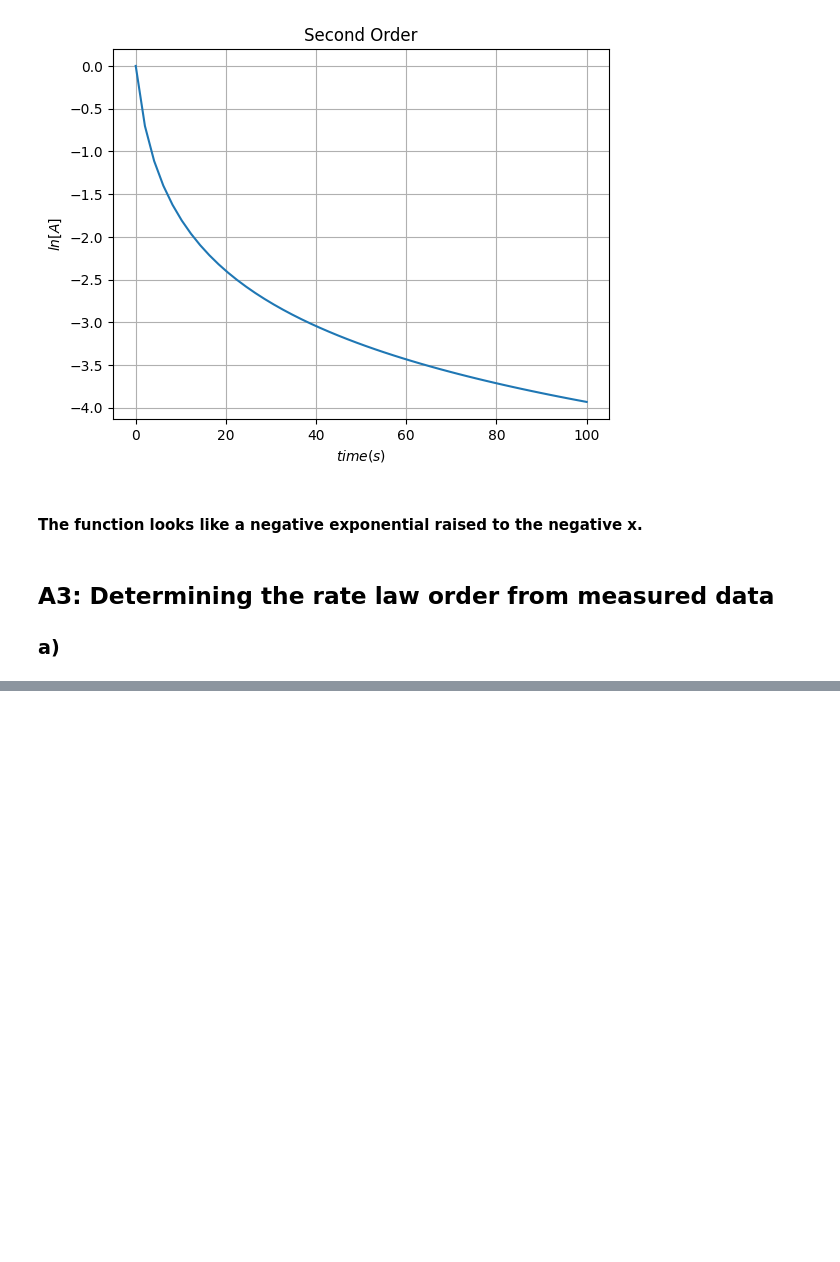
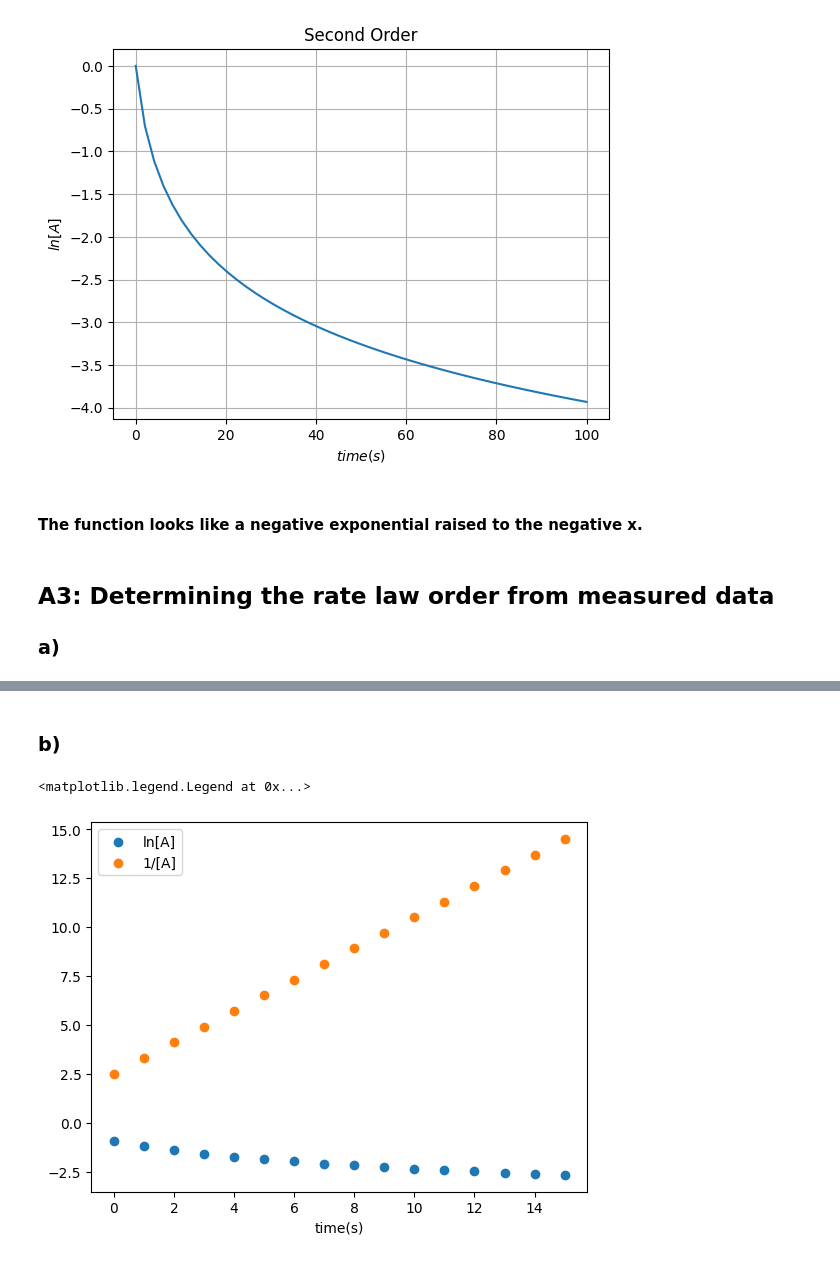
Before and after one commit to Icho2/Computational_Chemistry, a Jupyter notebook: Rate_Laws.ipynb, the cells around one changed output, grey strips where cells are left out. Cells and saved outputs as stored; diff of their text form; code cells hidden in the pictures; blank space fills up the shorter version.

```diff
--- a/Rate_Laws.ipynb
+++ b/Rate_Laws.ipynb
@@ -163,0 +165,9 @@ plt.title("rate1.dat"); plt.show()
+# %% [markdown]
+### b)
+# %%
+plt.scatter(rate1[0], np.log(rate1[1]), label="ln[A]"); plt.xlabel("time(s)")
+plt.scatter(rate1[0], 1/rate1[1], label="1/[A]")
+plt.legend()
+# %% [output]
+<matplotlib.legend.Legend at 0x...>
+[figure, added]
```
Also changed, not shown: parts of 12 cells of this notebook, 2 other files.
